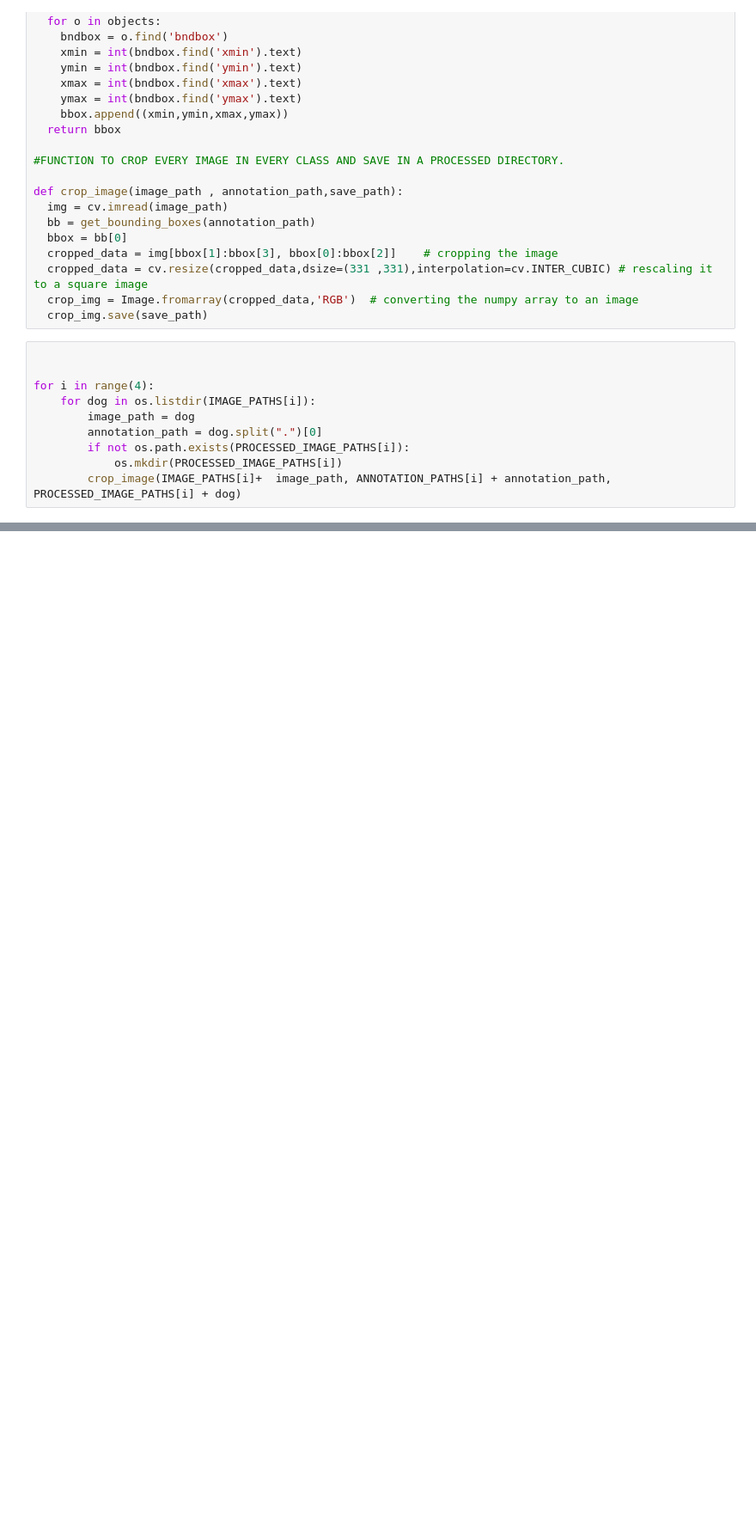
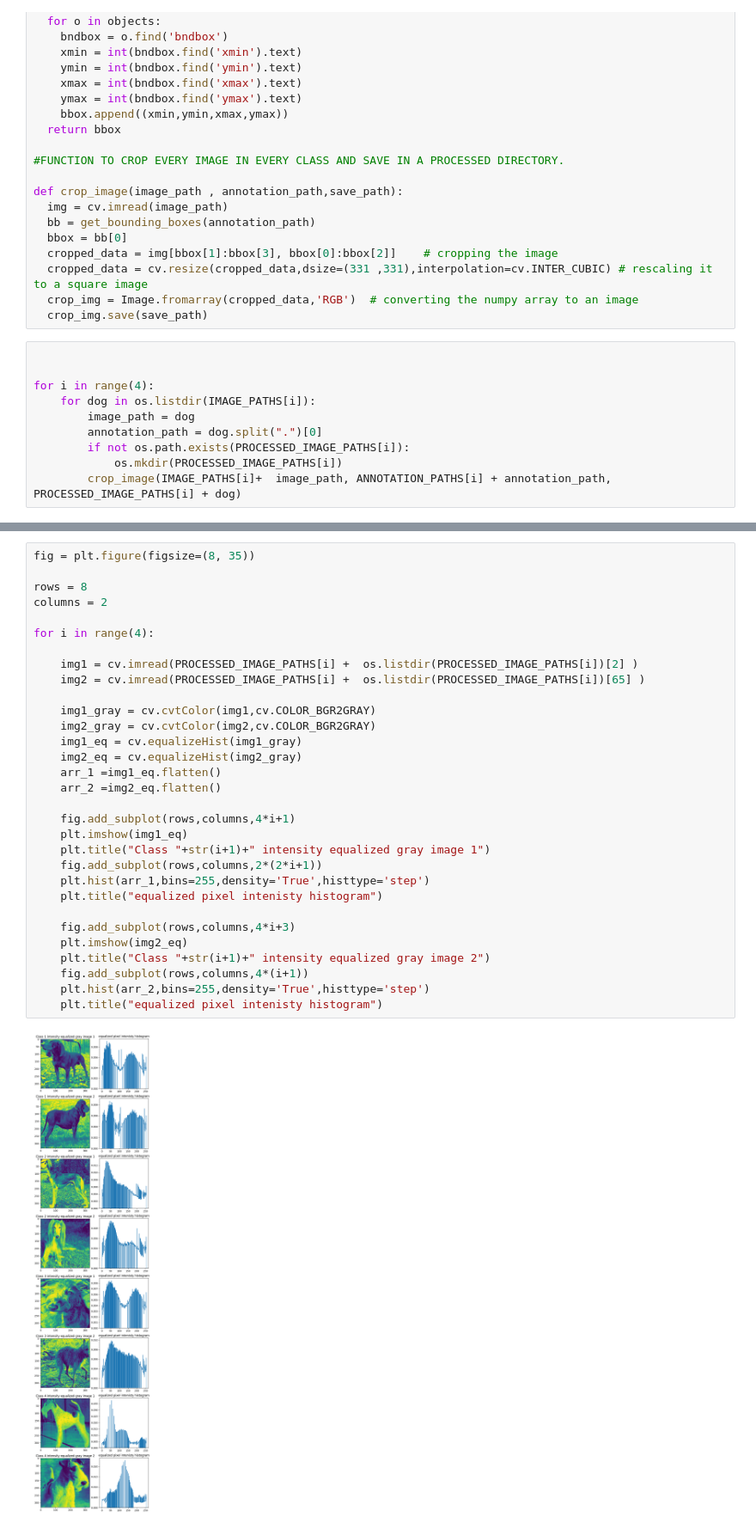
Before and after one commit to yagnaVNK/Data-Mining-1, a Jupyter notebook: Assignment1/Assignment1.ipynb, the cells around one changed output, grey strips where cells are left out. Shown at 86% size. Cells and saved outputs as stored; diff of their text form; blank space fills up the shorter version.

```diff
--- a/Assignment1/Assignment1.ipynb
+++ b/Assignment1/Assignment1.ipynb
@@ -113,0 +109,33 @@ for i in range(4):
+# %%
+fig = plt.figure(figsize=(8, 35))
+
+rows = 8
+columns = 2
+
+for i in range(4):
+
+    img1 = cv.imread(PROCESSED_IMAGE_PATHS[i] +  os.listdir(PROCESSED_IMAGE_PATHS[i])[2] )
+    img2 = cv.imread(PROCESSED_IMAGE_PATHS[i] +  os.listdir(PROCESSED_IMAGE_PATHS[i])[65] )
+
+    img1_gray = cv.cvtColor(img1,cv.COLOR_BGR2GRAY)
+    img2_gray = cv.cvtColor(img2,cv.COLOR_BGR2GRAY)
+    img1_eq = cv.equalizeHist(img1_gray)
+    img2_eq = cv.equalizeHist(img2_gray)
+    arr_1 =img1_eq.flatten()
+    arr_2 =img2_eq.flatten()
+
+    fig.add_subplot(rows,columns,4*i+1)
+    plt.imshow(img1_eq)
+    plt.title("Class "+str(i+1)+" intensity equalized gray image 1")
+    fig.add_subplot(rows,columns,2*(2*i+1))
+    plt.hist(arr_1,bins=255,density='True',histtype='step')
+    plt.title("equalized pixel intenisty histogram")
+
+    fig.add_subplot(rows,columns,4*i+3)
+    plt.imshow(img2_eq)
+    plt.title("Class "+str(i+1)+" intensity equalized gray image 2")
+    fig.add_subplot(rows,columns,4*(i+1))
+    plt.hist(arr_2,bins=255,density='True',histtype='step')
+    plt.title("equalized pixel intenisty histogram")
+# %% [output]
+[figure, added]
```
Also changed, not shown: parts of 1 cell of this notebook.
